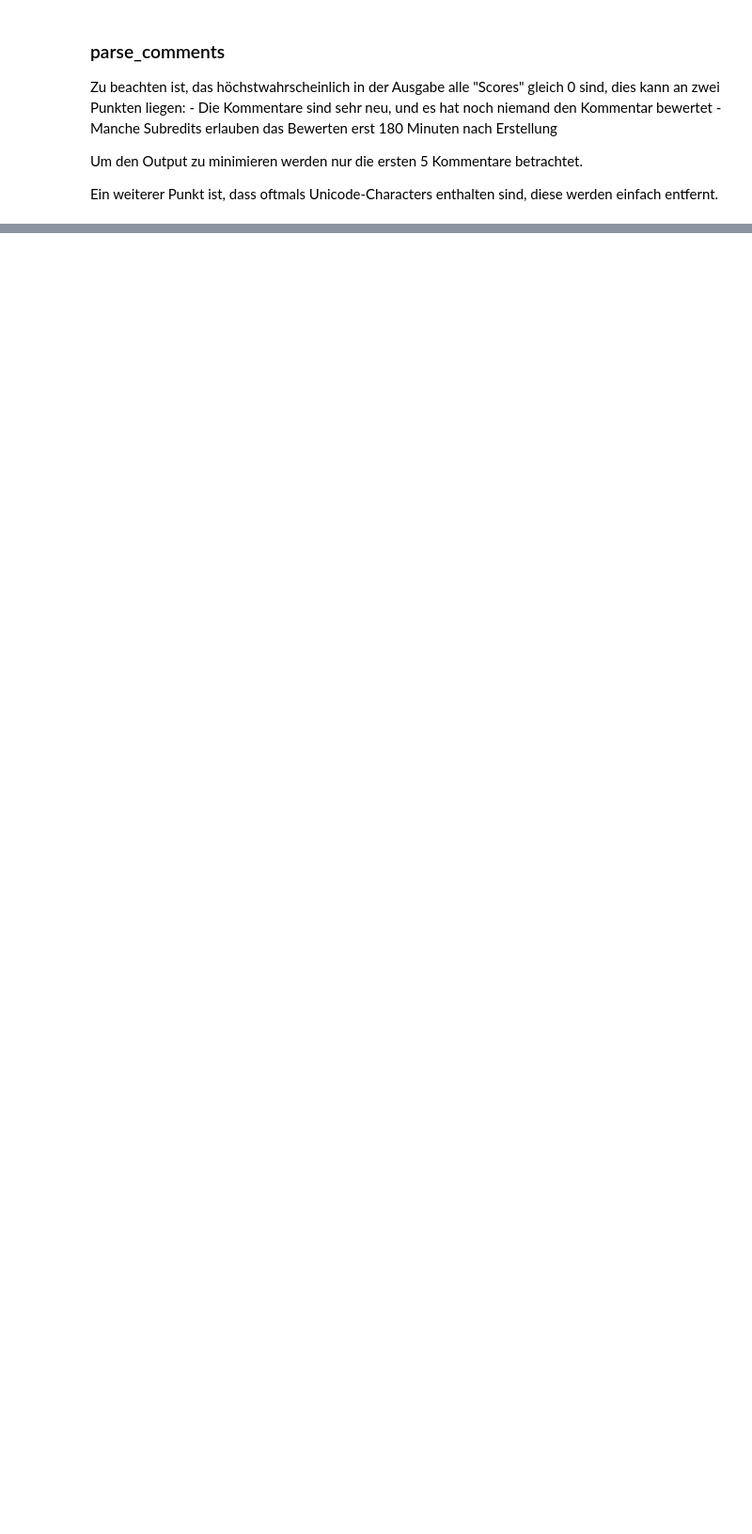
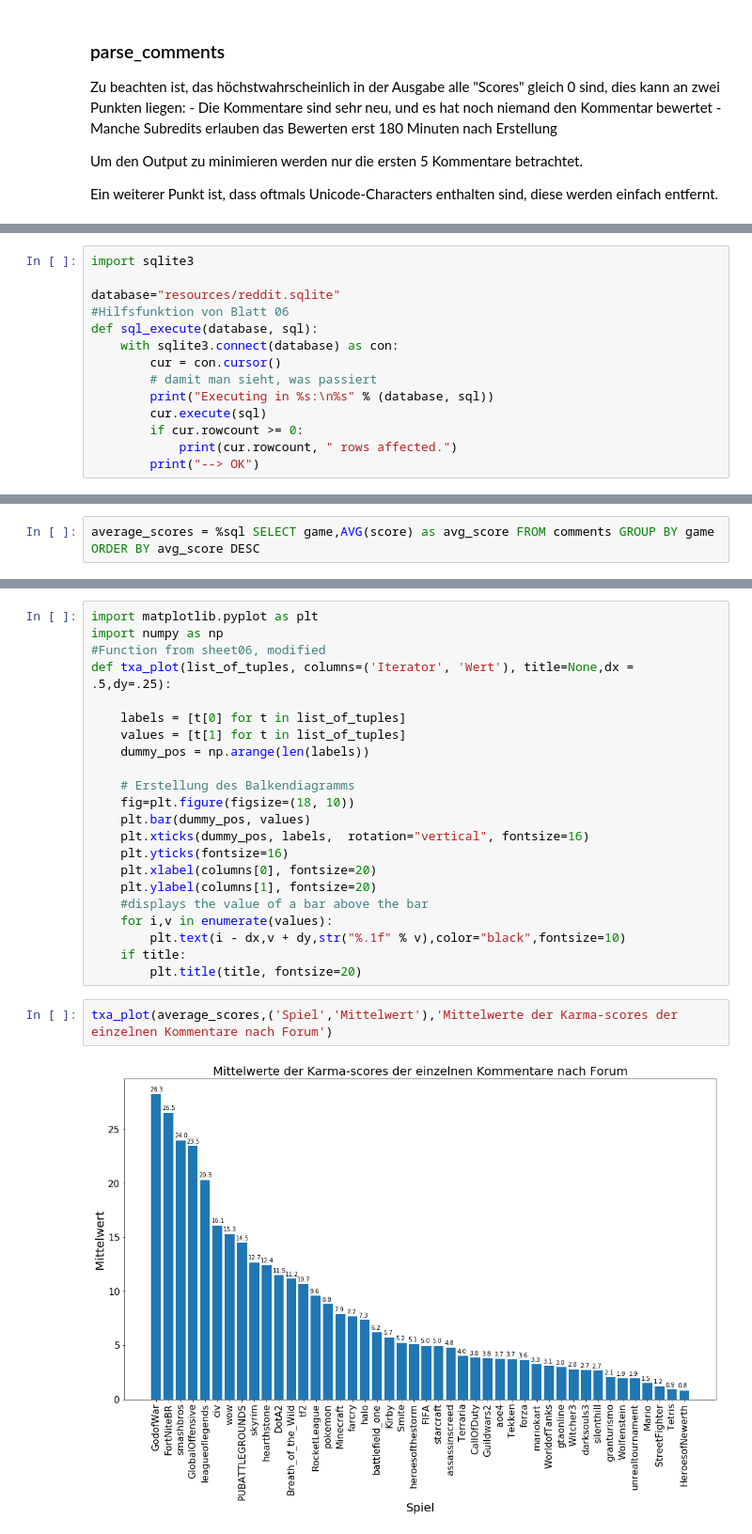
Before and after one commit to TheGarkine/RedditMining, a Jupyter notebook: Mining.ipynb, the cells around one changed output, grey strips where cells are left out. Shown at 94% size. Cells and saved outputs as stored; diff of their text form; blank space fills up the shorter version.

```diff
--- a/Mining.ipynb
+++ b/Mining.ipynb
@@ -253,0 +269,14 @@ def bar_plot(list_of_tuples, columns=('Wort', 'Anzahl'), title=None):
+# %%
+import sqlite3
+
+database="resources/reddit.sqlite"
+#Hilfsfunktion von Blatt 06
+def sql_execute(database, sql):
+    with sqlite3.connect(database) as con:
+        cur = con.cursor()
+        # damit man sieht, was passiert
+        print("Executing in %s:\n%s" % (database, sql))
+        cur.execute(sql)
+        if cur.rowcount >= 0:
+            print(cur.rowcount, " rows affected.")
+        print("--> OK")
@@ -253,0 +375,2 @@ def bar_plot(list_of_tuples, columns=('Wort', 'Anzahl'), title=None):
+# %%
+average_scores = %sql SELECT game,AVG(score) as avg_score FROM comments GROUP BY game ORDER BY avg_score DESC
@@ -253,0 +379,26 @@ def bar_plot(list_of_tuples, columns=('Wort', 'Anzahl'), title=None):
+# %%
+import matplotlib.pyplot as plt
+import numpy as np
+#Function from sheet06, modified
+def txa_plot(list_of_tuples, columns=('Iterator', 'Wert'), title=None,dx = .5,dy=.25):
+
+    labels = [t[0] for t in list_of_tuples]
+    values = [t[1] for t in list_of_tuples]
+    dummy_pos = np.arange(len(labels))
+
+    # Erstellung des Balkendiagramms
+    fig=plt.figure(figsize=(18, 10))
+    plt.bar(dummy_pos, values)
+    plt.xticks(dummy_pos, labels,  rotation="vertical", fontsize=16)
+    plt.yticks(fontsize=16)
+    plt.xlabel(columns[0], fontsize=20)
+    plt.ylabel(columns[1], fontsize=20)
+    #displays the value of a bar above the bar
+    for i,v in enumerate(values):
+        plt.text(i - dx,v + dy,str("%.1f" % v),color="black",fontsize=10)
+    if title:
+        plt.title(title, fontsize=20)
+# %%
+txa_plot(average_scores,('Spiel','Mittelwert'),'Mittelwerte der Karma-scores der einzelnen Kommentare nach Forum')
+# %% [output]
+[figure, added]
```
Also changed, not shown: parts of 53 cells of this notebook, 13 other files.
